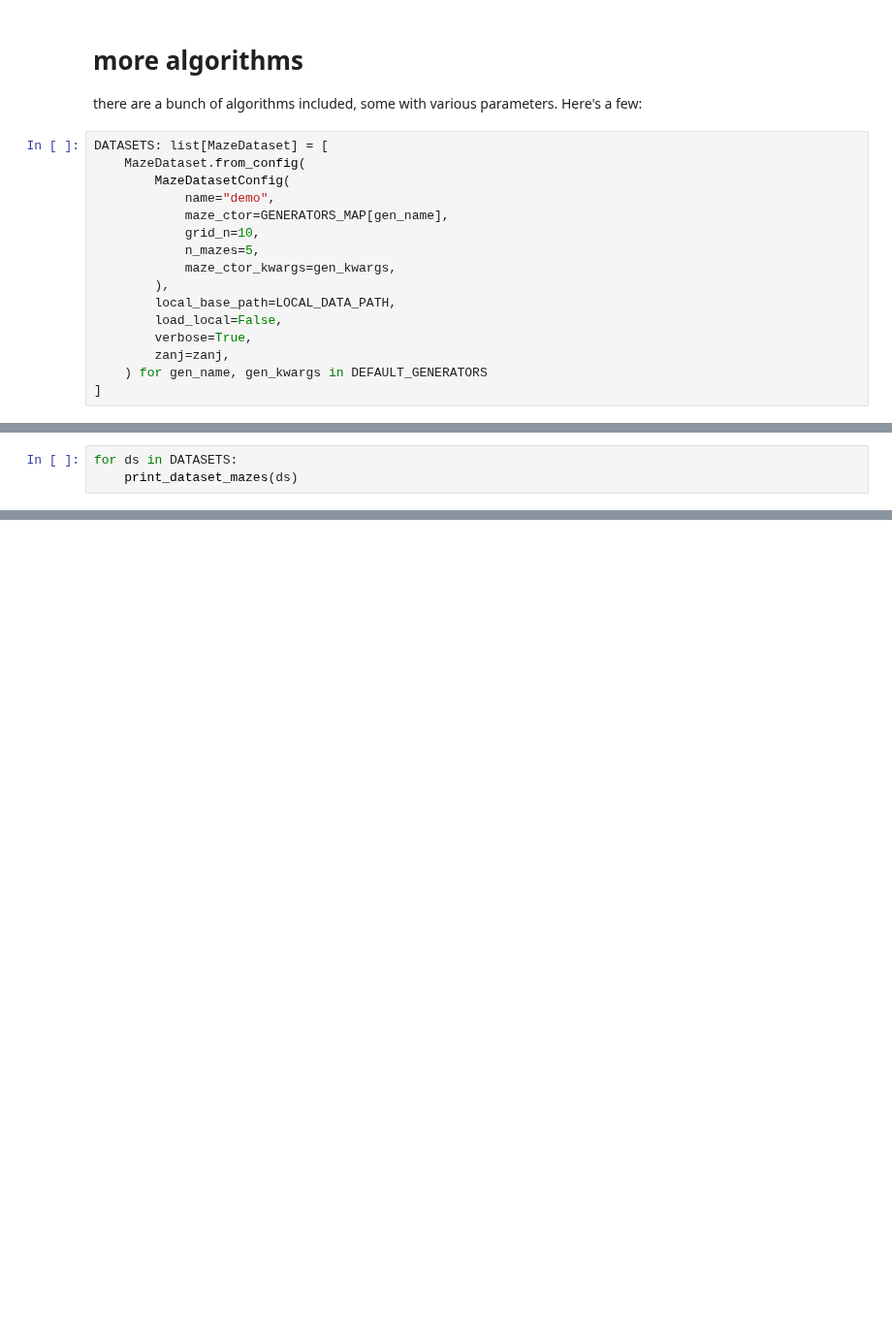
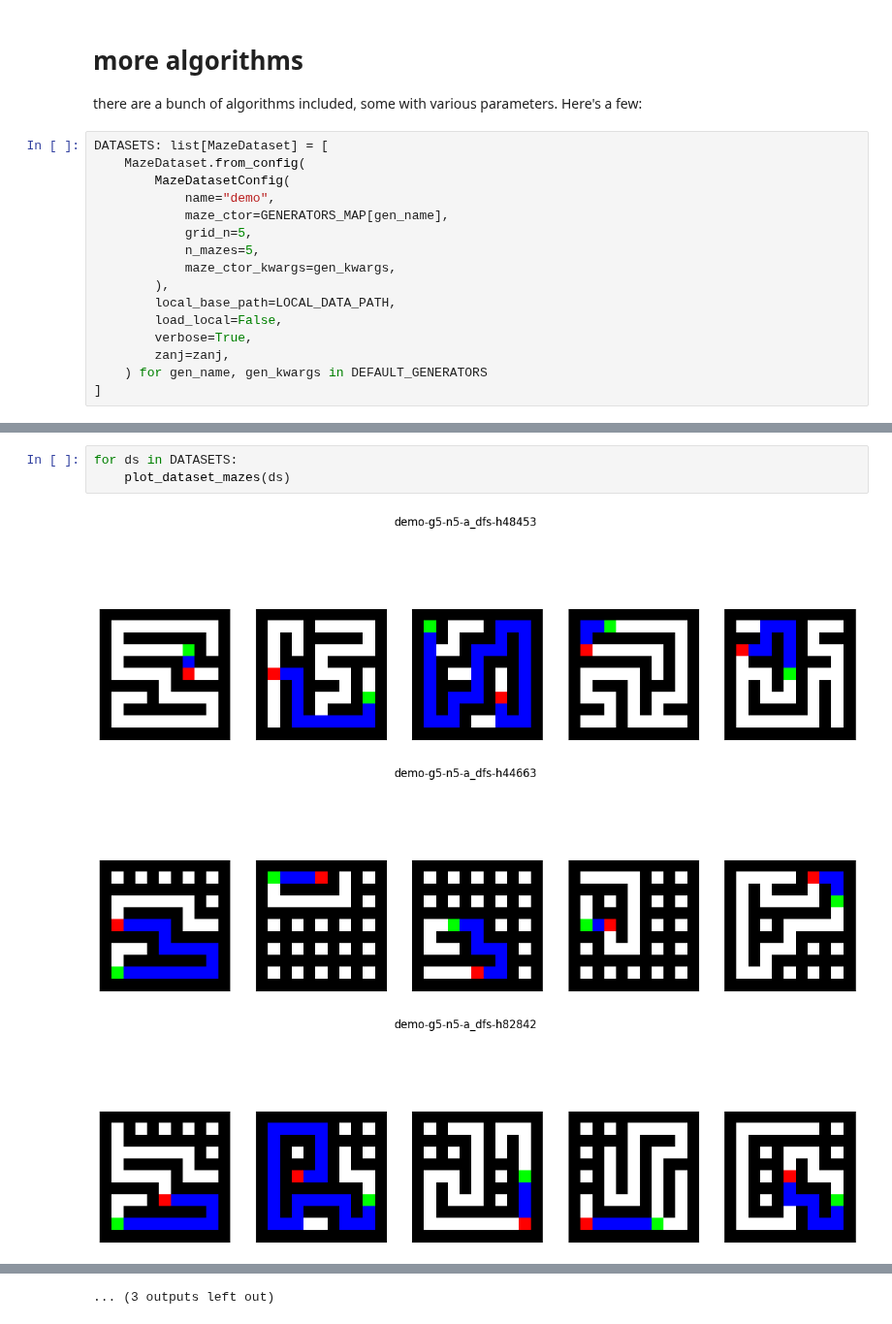
Before and after one commit to understanding-search/maze-dataset, a Jupyter notebook: notebooks/demo_dataset.ipynb, the cells around one changed output, grey strips where cells are left out. Shown at 97% size. Cells and saved outputs as stored; diff of their text form; blank space fills up the shorter version.

```diff
--- a/notebooks/demo_dataset.ipynb
+++ b/notebooks/demo_dataset.ipynb
@@ -114,7 +175,7 @@ DATASETS: list[MazeDataset] = [
         MazeDatasetConfig(
             name="demo",
 			maze_ctor=GENERATORS_MAP[gen_name],
-			grid_n=10,
+			grid_n=5,
             n_mazes=5,
             maze_ctor_kwargs=gen_kwargs,
 		),
@@ -127,3 +242,7 @@ DATASETS: list[MazeDataset] = [
 # %%
 for ds in DATASETS:
-    print_dataset_mazes(ds)
+    plot_dataset_mazes(ds)
+# %% [output]
+[figure, added]
+[figure, added]
+[figure, added]
@@ -130,3 +258,4 @@ for ds in DATASETS:
+... (3 outputs left out)
 # %%
 for ds in DATASETS:
 	print(f"{ds.cfg.name = }")
```
Also changed, not shown: parts of 14 cells of this notebook, 4 other files.
